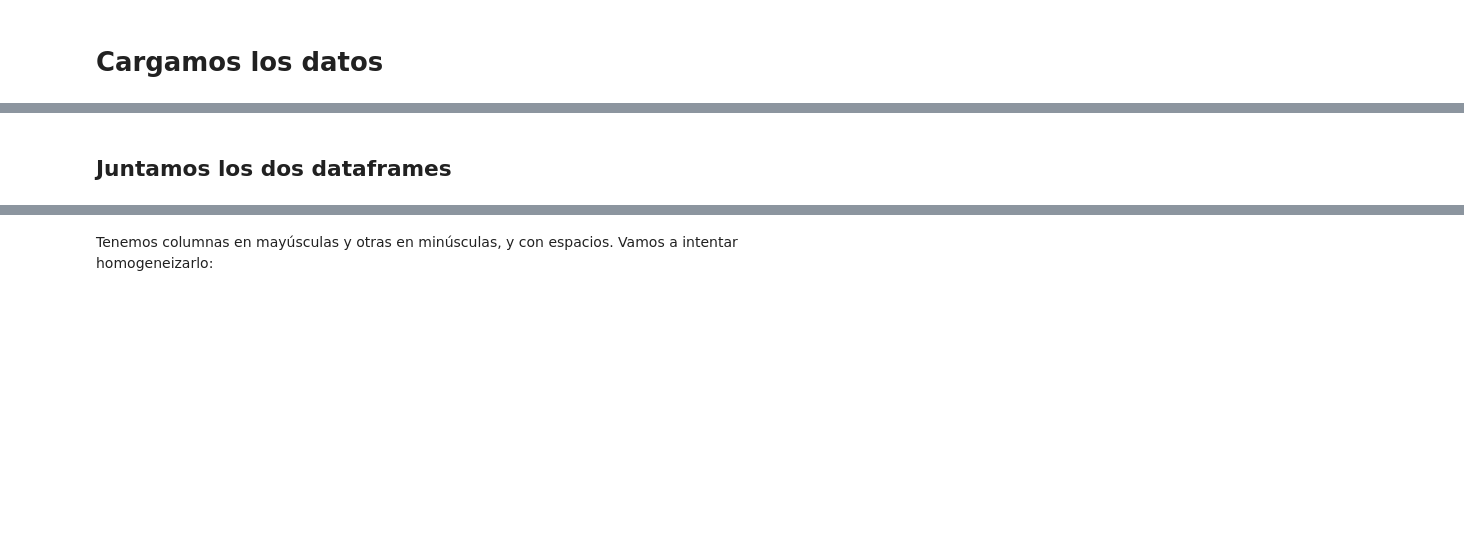
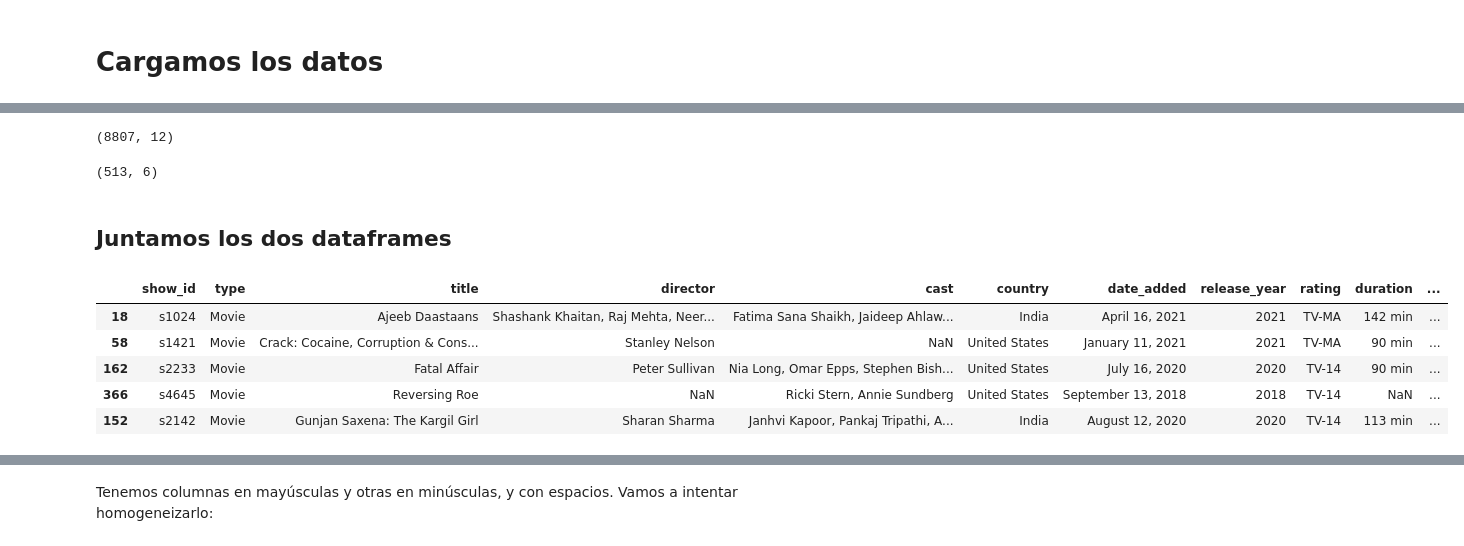
Before and after one commit to Ironhack-Data-Madrid-PartTime-May22/apuntes_clases, a Jupyter notebook: semana-09/9.1-Exploracion-Limpieza.ipynb, the cells around one changed output, grey strips where cells are left out. Drawn from its saved outputs; the diff is of its cells as text; code cells hidden in the pictures; blank space fills up the shorter version.

```diff
--- a/semana-09/9.1-Exploracion-Limpieza.ipynb
+++ b/semana-09/9.1-Exploracion-Limpieza.ipynb
@@ -16,2 +23,4 @@ import pickle
 # %%
 # cargamos el csv donde tenemos todas las producciones de Netflix
+df_originals = pd.read_csv('data/netflix_originals.csv',index_col=0)
+df_originals.head()
@@ -18,6 +34,12 @@ import pickle
 # %%
 # miramos la forma del dataframe
+df_titulos.shape
+# %% [output]
+(8807, 12)
 # %%
 # miramos la forma del dataframe
+df_originals.shape
+# %% [output]
+(513, 6)
 # %% [markdown]
 ## Juntamos los dos dataframes
@@ -26 +46,12 @@ import pickle
+# %%
+# juntamos los dos dataframes
+df = df_titulos.merge(df_originals, left_on='title', right_on='Title', how='inner')
+df.sample(5)
+# %% [output]
+|  | show_id | type | title | director | cast | country | date_added | release_year | rating | duration | ... |
+| 18 | s1024 | Movie | Ajeeb Daastaans | Shashank Khaitan, Raj Mehta, Neer... | Fatima Sana Shaikh, Jaideep Ahlaw... | India | April 16, 2021 | 2021 | TV-MA | 142 min | ... |
+| 58 | s1421 | Movie | Crack: Cocaine, Corruption & Cons... | Stanley Nelson | NaN | United States | January 11, 2021 | 2021 | TV-MA | 90 min | ... |
+| 162 | s2233 | Movie | Fatal Affair | Peter Sullivan | Nia Long, Omar Epps, Stephen Bish... | United States | July 16, 2020 | 2020 | TV-14 | 90 min | ... |
+| 366 | s4645 | Movie | Reversing Roe | NaN | Ricki Stern, Annie Sundberg | United States | September 13, 2018 | 2018 | TV-14 | NaN | ... |
+| 152 | s2142 | Movie | Gunjan Saxena: The Kargil Girl | Sharan Sharma | Janhvi Kapoor, Pankaj Tripathi, A... | India | August 12, 2020 | 2020 | TV-14 | 113 min | ... |
 # %%
```
Also changed, not shown: parts of 52 cells of this notebook.
